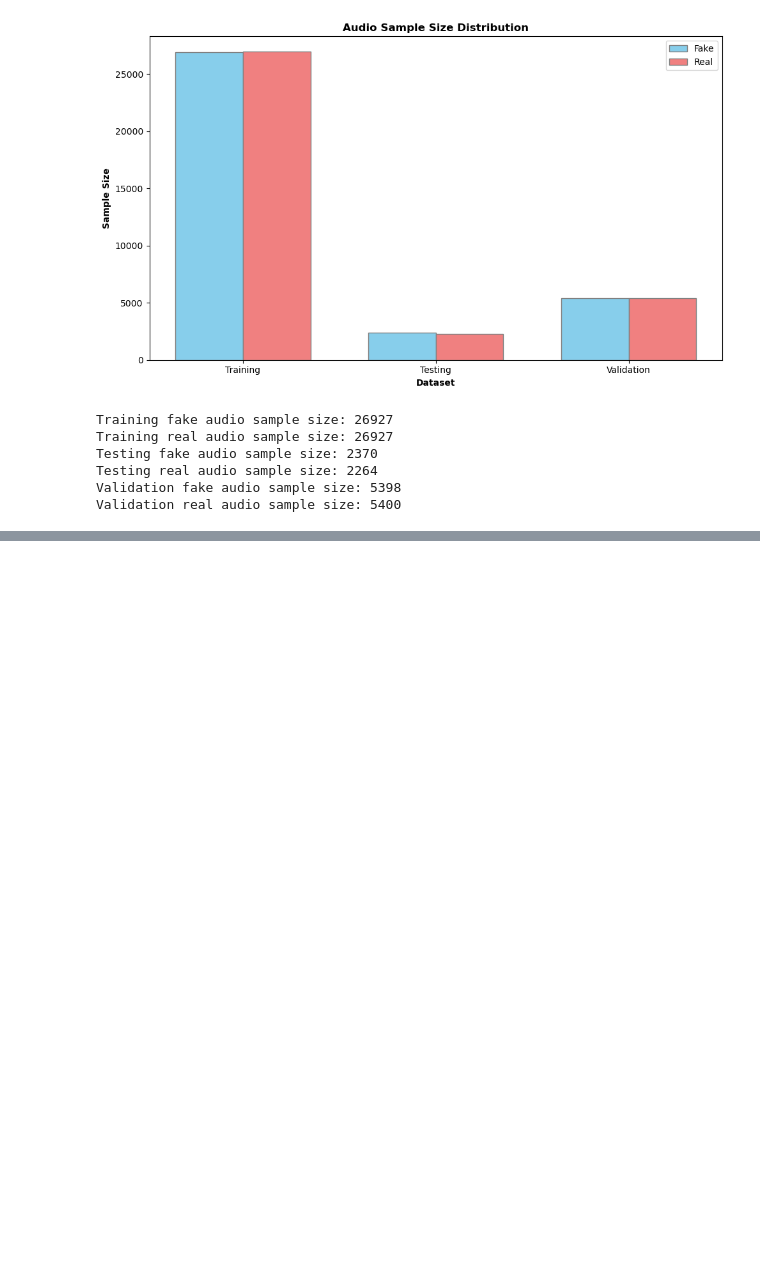
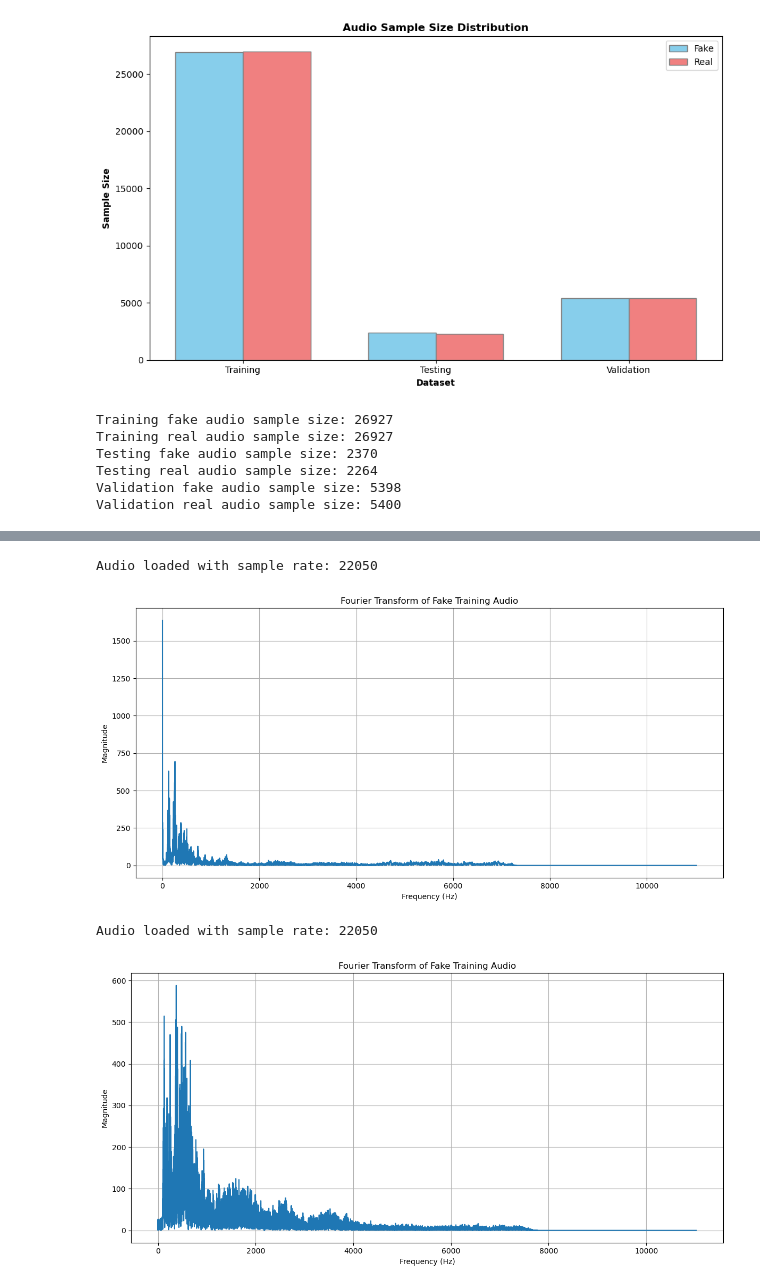
Before and after one commit to Pooh555/AI_vs_human_generated_content_models, a Jupyter notebook: src/audio/EDA.ipynb, the cells around one changed output, grey strips where cells are left out. Drawn from its saved outputs; the diff is of its cells as text; code cells hidden in the pictures; blank space fills up the shorter version.

```diff
--- a/src/audio/EDA.ipynb
+++ b/src/audio/EDA.ipynb
@@ -130,0 +183,49 @@ Validation real audio sample size: 5400
+# %%
+# Displaying a magnitude spectrum for the fake training audio sample
+audio_data, sample_rate = librosa.load(random_fake_training_audio_file)
+print(f"Audio loaded with sample rate: {sample_rate}")
+
+# Perform Fourier Transform using NumPy's FFT
+n_fft = len(audio_data)
+frequencies = np.fft.fftfreq(n_fft, d=1/sample_rate)
+fft_values = np.fft.fft(audio_data)
+
+# Calculate the magnitude of the frequency components
+magnitude_spectrum = np.abs(fft_values)
+
+# Plot the magnitude spectrum
+plt.figure(figsize=(12, 6))
+plt.plot(frequencies[:n_fft//2], magnitude_spectrum[:n_fft//2])  # Plot only the positive frequencies
+plt.title('Fourier Transform of Fake Training Audio')
+plt.xlabel('Frequency (Hz)')
+plt.ylabel('Magnitude')
+plt.grid(True)
+plt.tight_layout()
+plt.show()
+
+# Displaying a magnitude spectrum for the real training audio sample
+audio_data, sample_rate = librosa.load(random_real_training_audio_file)
+print(f"Audio loaded with sample rate: {sample_rate}")
+
+# Perform Fourier Transform using NumPy's FFT
+n_fft = len(audio_data)
+frequencies = np.fft.fftfreq(n_fft, d=1/sample_rate)
+fft_values = np.fft.fft(audio_data)
+
+# Calculate the magnitude of the frequency components
+magnitude_spectrum = np.abs(fft_values)
+
+# Plot the magnitude spectrum
+plt.figure(figsize=(12, 6))
+plt.plot(frequencies[:n_fft//2], magnitude_spectrum[:n_fft//2])  # Plot only the positive frequencies
+plt.title('Fourier Transform of Fake Training Audio')
+plt.xlabel('Frequency (Hz)')
+plt.ylabel('Magnitude')
+plt.grid(True)
+plt.tight_layout()
+plt.show()
+# %% [output]
+Audio loaded with sample rate: 22050
+[figure, added]
+Audio loaded with sample rate: 22050
+[figure, added]
```
Also changed, not shown: parts of 6 cells of this notebook.
